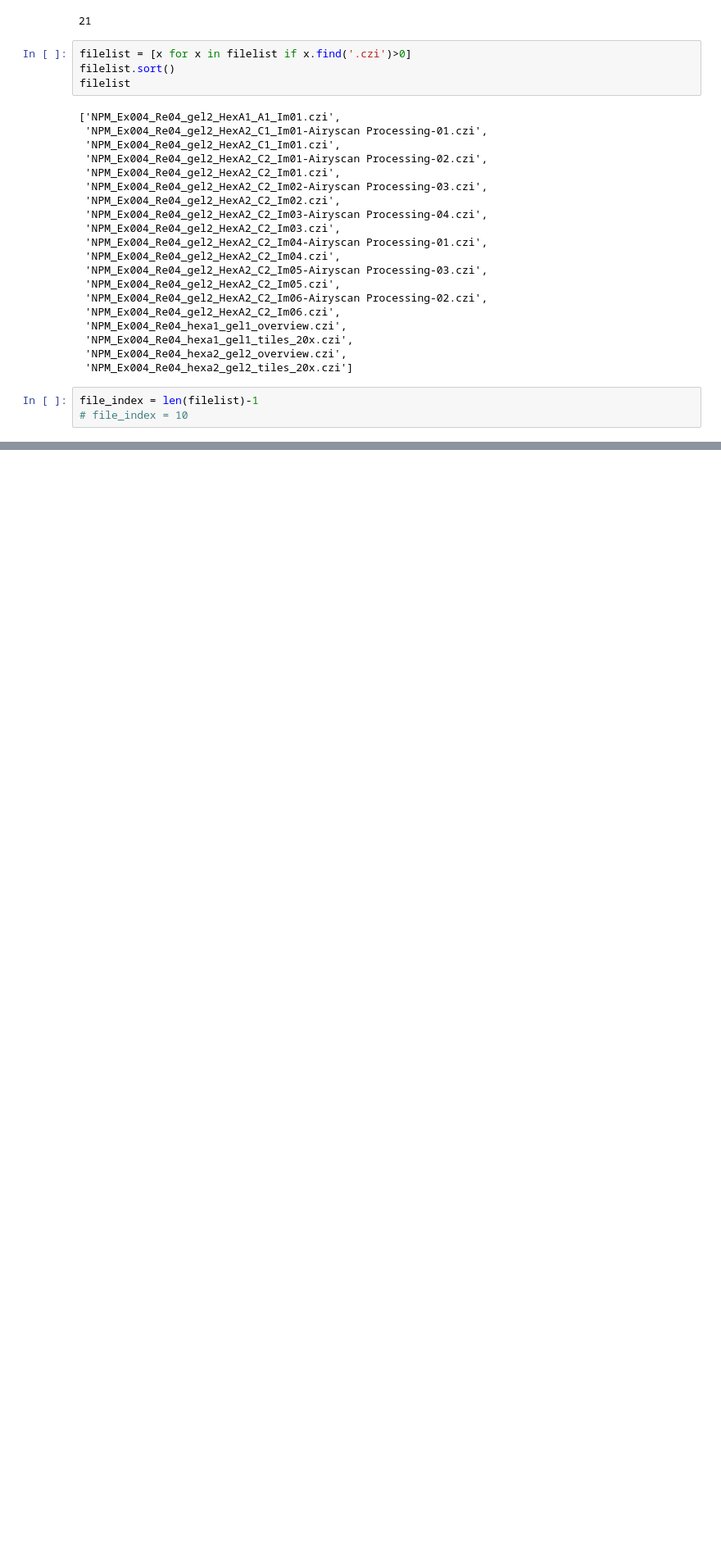
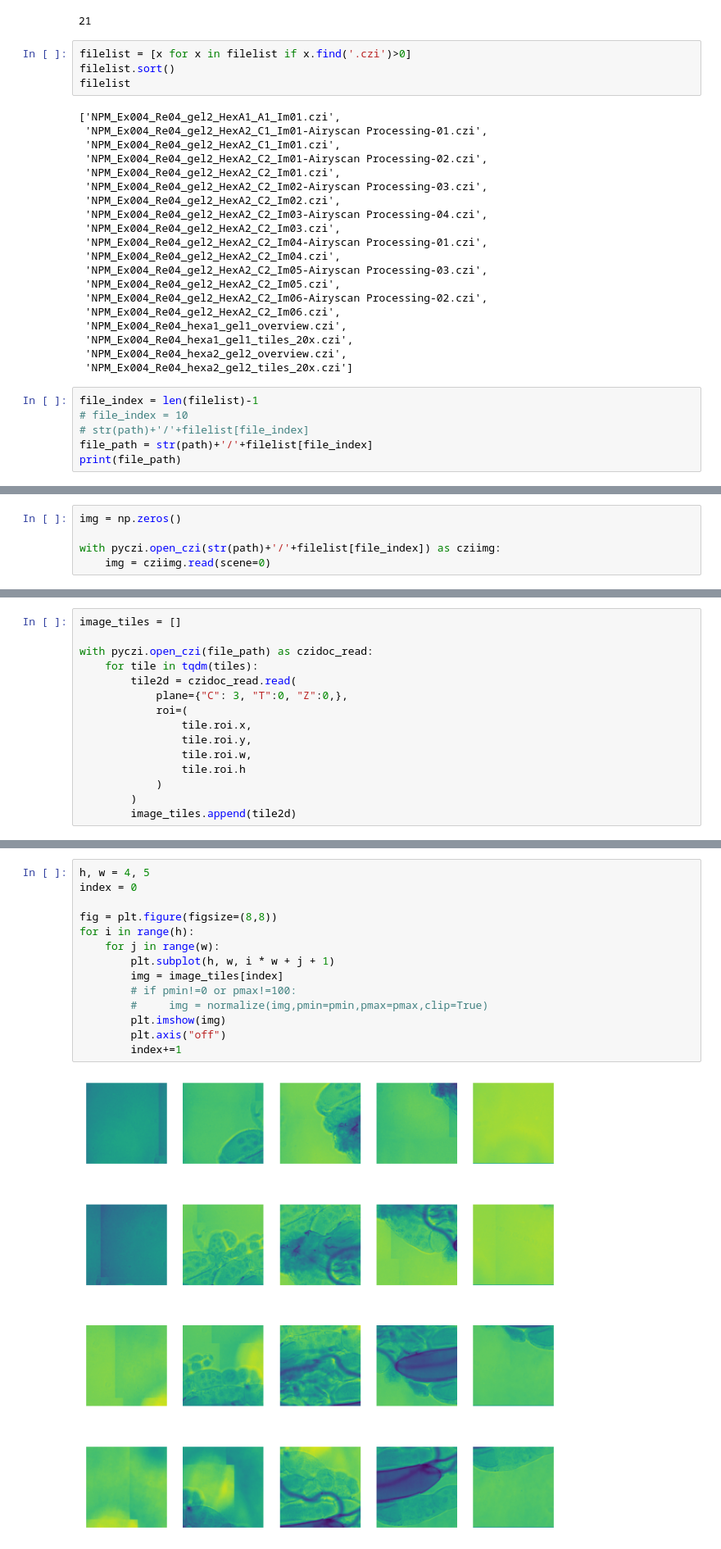
Before and after one commit to nunopimpaomartins/python-analysis-scripts, a Jupyter notebook: notebooks/notebook_split_czi_data.ipynb, the cells around one changed output, grey strips where cells are left out. Shown at 82% size. Drawn from its saved outputs; the diff is of its cells as text; blank space fills up the shorter version.

```diff
--- a/notebooks/notebook_split_czi_data.ipynb
+++ b/notebooks/notebook_split_czi_data.ipynb
@@ -45,3 +46,6 @@ filelist
 # %%
 file_index = len(filelist)-1
 # file_index = 10
+# str(path)+'/'+filelist[file_index]
+file_path = str(path)+'/'+filelist[file_index]
+print(file_path)
@@ -104,0 +131,5 @@ plt.imshow(
+# %%
+img = np.zeros()
+
+with pyczi.open_czi(str(path)+'/'+filelist[file_index]) as cziimg:
+    img = cziimg.read(scene=0)
@@ -104,0 +174,15 @@ plt.imshow(
+# %%
+image_tiles = []
+
+with pyczi.open_czi(file_path) as czidoc_read:
+    for tile in tqdm(tiles):
+        tile2d = czidoc_read.read(
+            plane={"C": 3, "T":0, "Z":0,},
+            roi=(
+                tile.roi.x,
+                tile.roi.y,
+                tile.roi.w,
+                tile.roi.h
+            )
+        )
+        image_tiles.append(tile2d)
@@ -104,0 +195,16 @@ plt.imshow(
+# %%
+h, w = 4, 5
+index = 0
+
+fig = plt.figure(figsize=(8,8))
+for i in range(h):
+    for j in range(w):
+        plt.subplot(h, w, i * w + j + 1)
+        img = image_tiles[index]
+        # if pmin!=0 or pmax!=100:
+        #     img = normalize(img,pmin=pmin,pmax=pmax,clip=True)
+        plt.imshow(img)
+        plt.axis("off")
+        index+=1
+# %% [output]
+[figure, added]
```
Also changed, not shown: parts of 15 cells of this notebook.
